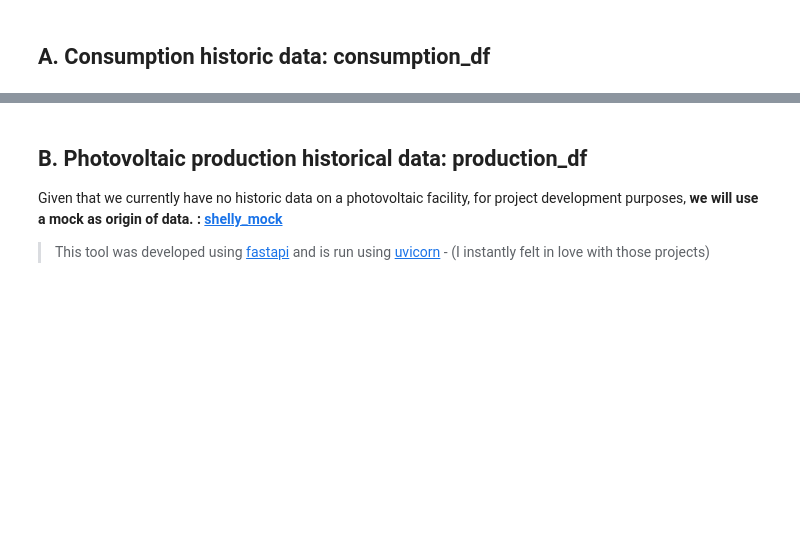
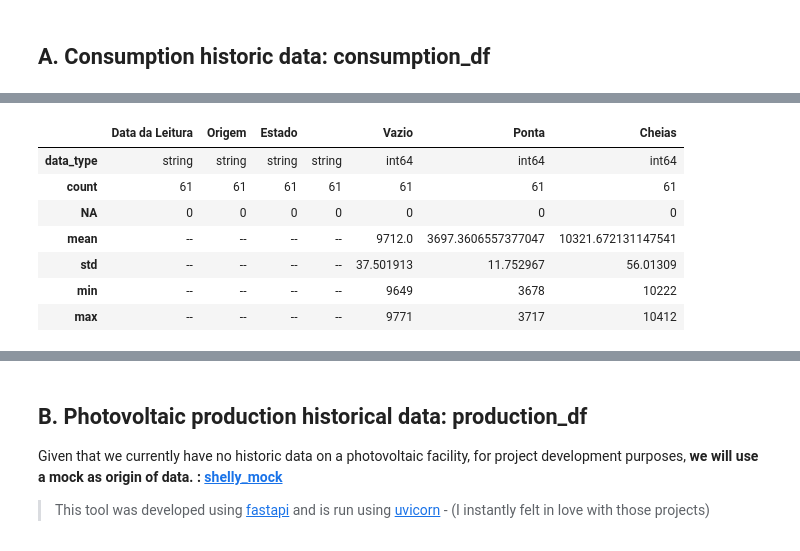
Before and after one commit to hugobertini-ds/photovoltaicperformance, a Jupyter notebook: PhotovoltaicPerformance_v01.ipynb, the cells around one changed output, grey strips where cells are left out. Cells and saved outputs as stored; diff of their text form; code cells hidden in the pictures; blank space fills up the shorter version.

```diff
--- a/PhotovoltaicPerformance_v01.ipynb
+++ b/PhotovoltaicPerformance_v01.ipynb
@@ -368,0 +485,11 @@ def get_consumption_data(input_folder, consumed_folder):
+# %%
+df2.describe()
+# %% [output]
+|  | Data da Leitura | Origem | Estado |  | Vazio | Ponta | Cheias |
+| data_type | string | string | string | string | int64 | int64 | int64 |
+| count | 61 | 61 | 61 | 61 | 61 | 61 | 61 |
+| NA | 0 | 0 | 0 | 0 | 0 | 0 | 0 |
+| mean | -- | -- | -- | -- | 9712.0 | 3697.3606557377047 | 10321.672131147541 |
+| std | -- | -- | -- | -- | 37.501913 | 11.752967 | 56.01309 |
+| min | -- | -- | -- | -- | 9649 | 3678 | 10222 |
+| max | -- | -- | -- | -- | 9771 | 3717 | 10412 |
```
Also changed, not shown: parts of 10 cells of this notebook, 1 other file.
